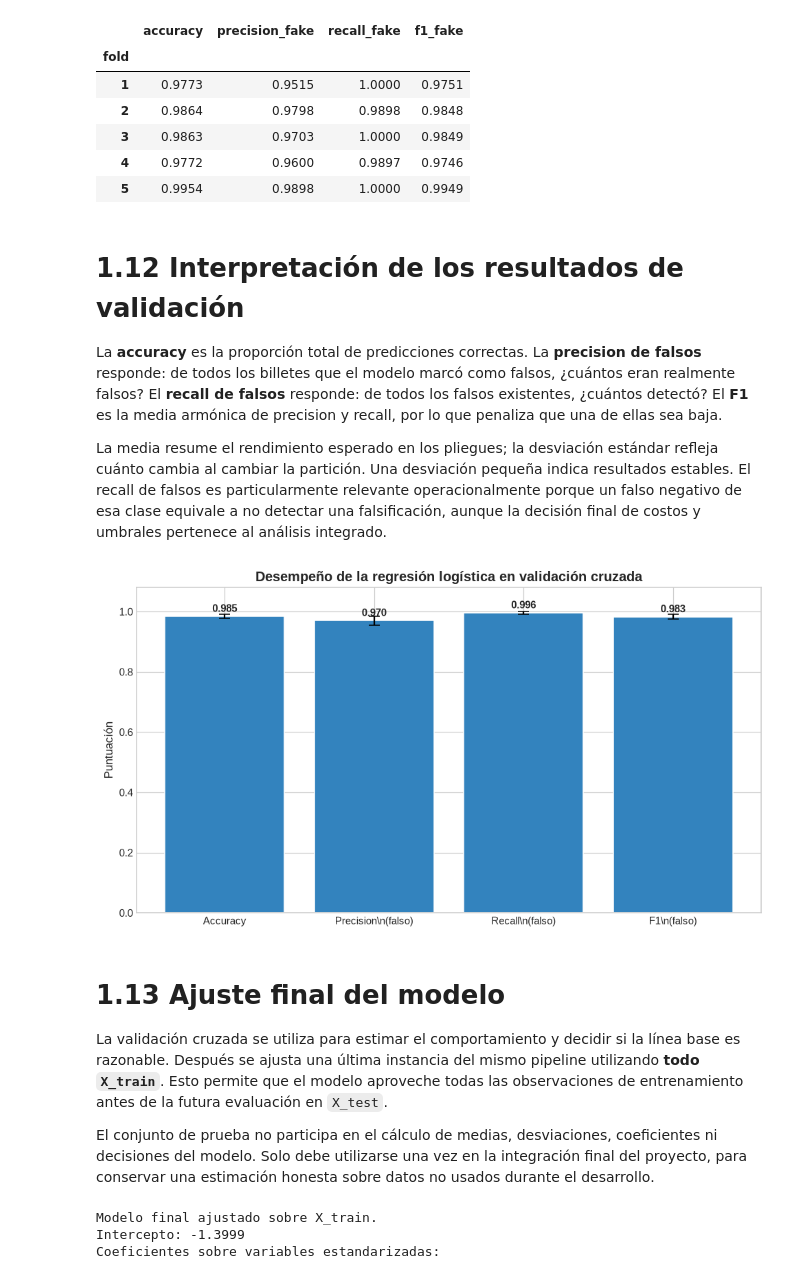
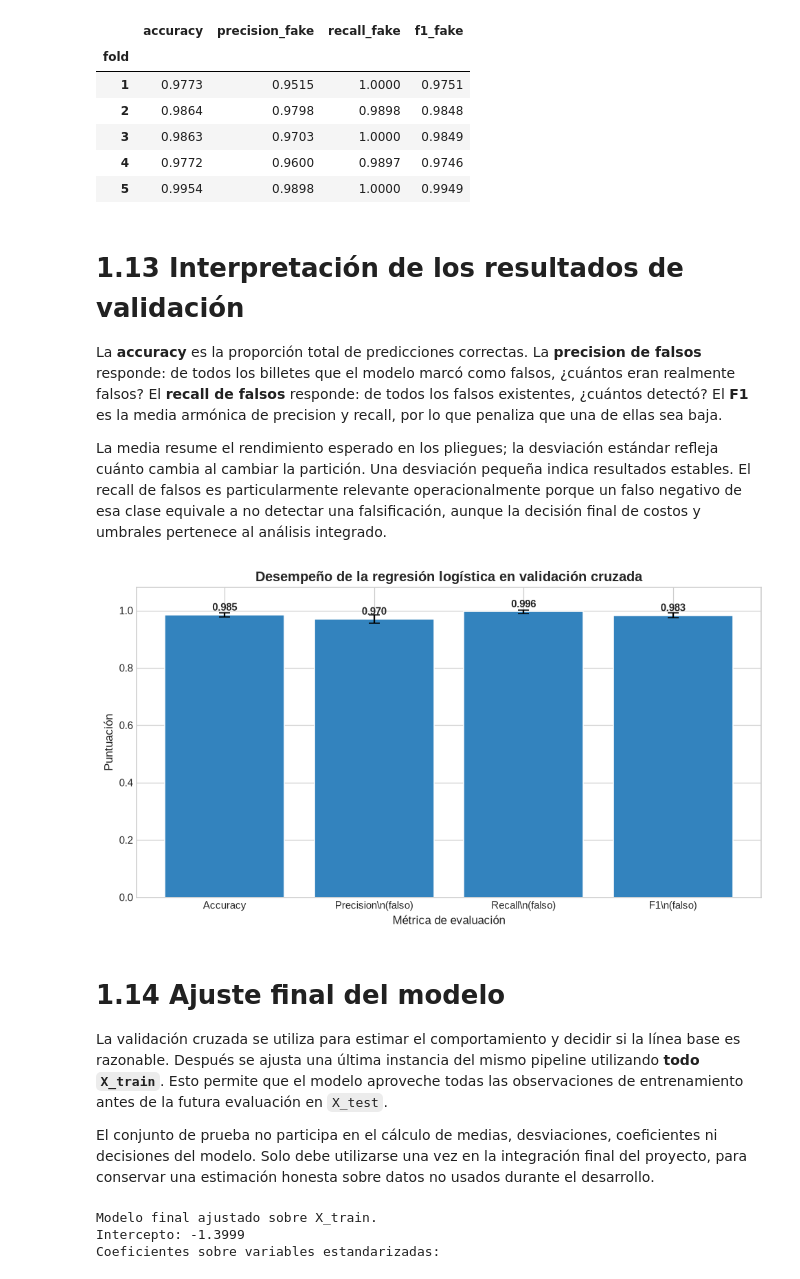
Before and after one commit to ldan-dev/ml_team, a Jupyter notebook: practicas/p_02/code/main.ipynb, the cells around one changed output. Saved outputs shown, nothing was run; the diff lists cells and outputs as text; code cells hidden in the pictures.

```diff
--- a/practicas/p_02/code/main.ipynb
+++ b/practicas/p_02/code/main.ipynb
@@ -266,6 +269,8 @@ fig, ax = plt.subplots(figsize=(8, 6))
 im = ax.imshow(correlation, cmap='PiYG', vmin=-1, vmax=1)
 ax.set_xticks(range(len(FEATURES)), FEATURES, rotation=45, ha='right')
 ax.set_yticks(range(len(FEATURES)), FEATURES)
+ax.set_xlabel('Característica')
+ax.set_ylabel('Característica')
 for i in range(len(FEATURES)):
     for j in range(len(FEATURES)):
         value = correlation.iloc[i, j]
@@ -334,0 +356,40 @@ Proporción de falsos en test:  0.444
+# %%
+fig, axes = plt.subplots(len(FEATURES), len(FEATURES), figsize=(15, 15))
+
+for row, y_feature in enumerate(FEATURES):
+    for col, x_feature in enumerate(FEATURES):
+        ax = axes[row, col]
+        if row == col:
+            # En la diagonal se muestra la distribución univariada de cada característica.
+            for label, color in COLORS.items():
+                values = df.loc[df[TARGET] == label, x_feature]
+                ax.hist(values, bins=24, alpha=0.45, color=color,
+                        edgecolor='white', linewidth=0.3, label=CLASS_LABELS[label])
+            ax.set_ylabel('Densidad' if col == 0 else '')
+        else:
+            # Fuera de la diagonal se comparan dos variables y se conserva la clase.
+            for label, color in COLORS.items():
+                subset = df[df[TARGET] == label]
+                ax.scatter(
+                    subset[x_feature], subset[y_feature],
+                    s=12, alpha=0.48, color=color,
+                    edgecolors='white', linewidths=0.2,
+                )
+        # Cada panel conserva las etiquetas de ambos ejes para poder interpretarlo
+        # de forma independiente al exportarlo o recortarlo del notebook.
+        ax.set_xlabel(x_feature)
+        ax.set_ylabel('Densidad' if row == col else y_feature)
+        ax.grid(alpha=0.22)
+
+handles = [
+    plt.Line2D([0], [0], marker='o', color='w', label=CLASS_LABELS[label],
+               markerfacecolor=color, markersize=8)
+    for label, color in COLORS.items()
+]
+fig.legend(handles=handles, loc='upper center', ncol=2,
+           bbox_to_anchor=(0.5, 0.995), frameon=True)
+fig.suptitle('Matriz de dispersión de las características por clase',
+             y=1.02, fontsize=16, fontweight='bold')
+fig.tight_layout()
+fig.savefig(PLOTS_DIR / '04_matriz_dispersion_por_clase.png', dpi=300, bbox_inches='tight')
+plt.show()
@@ -446,7 +509,7 @@ Resultados de cada pliegue:
 | 4 | 0.9772 | 0.9600 | 0.9897 | 0.9746 |
 | 5 | 0.9954 | 0.9898 | 1.0000 | 0.9949 |
 # %% [markdown]
-# 1.12 Interpretación de los resultados de validación
+# 1.13 Interpretación de los resultados de validación
 
 La **accuracy** es la proporción total de predicciones correctas. La **precision de falsos** responde: de todos los billetes que el modelo marcó como falsos, ¿cuántos eran realmente falsos? El **recall de falsos** responde: de todos los falsos existentes, ¿cuántos detectó? El **F1** es la media armónica de precision y recall, por lo que penaliza que una de ellas sea baja.
 
@@ -454,28 +517,29 @@ La media resume el rendimiento esperado en los pliegues; la desviación estánda
 # %%
 fig, ax = plt.subplots(figsize=(9, 5))
 metric_labels = {
     'accuracy': 'Accuracy',
     'precision_fake': 'Precision\\n(falso)',
     'recall_fake': 'Recall\\n(falso)',
     'f1_fake': 'F1\\n(falso)',
 }
 means = summary['mean'].to_numpy()
 stds = summary['std'].to_numpy()
 x = np.arange(len(metric_names))
 bars = ax.bar(x, means, yerr=stds, capsize=5, color=blues(0.68), edgecolor='white')
 ax.set_xticks(x, [metric_labels[m] for m in metric_names])
+ax.set_xlabel('Métrica de evaluación')
 ax.set_ylim(0, 1.08)
 ax.set_ylabel('Puntuación')
 ax.set_title('Desempeño de la regresión logística en validación cruzada')
 for bar, mean in zip(bars, means):
     ax.text(bar.get_x() + bar.get_width() / 2, mean + 0.015, f'{mean:.3f}', ha='center', fontweight='bold')
 plt.tight_layout()
-fig.savefig(PLOTS_DIR / '04_metricas_validacion_cruzada.png', dpi=300, bbox_inches='tight')
+fig.savefig(PLOTS_DIR / '05_metricas_validacion_cruzada.png', dpi=300, bbox_inches='tight')
 plt.show()
 # %% [output]
-[figure, old version]
+[figure, new version]
 # %% [markdown]
-# 1.13 Ajuste final del modelo
+# 1.14 Ajuste final del modelo
 
 La validación cruzada se utiliza para estimar el comportamiento y decidir si la línea base es razonable. Después se ajusta una última instancia del mismo pipeline utilizando **todo `X_train`**. Esto permite que el modelo aproveche todas las observaciones de entrenamiento antes de la futura evaluación en `X_test`.
 
```
Also changed, not shown: parts of 10 cells of this notebook, 7 other files.
